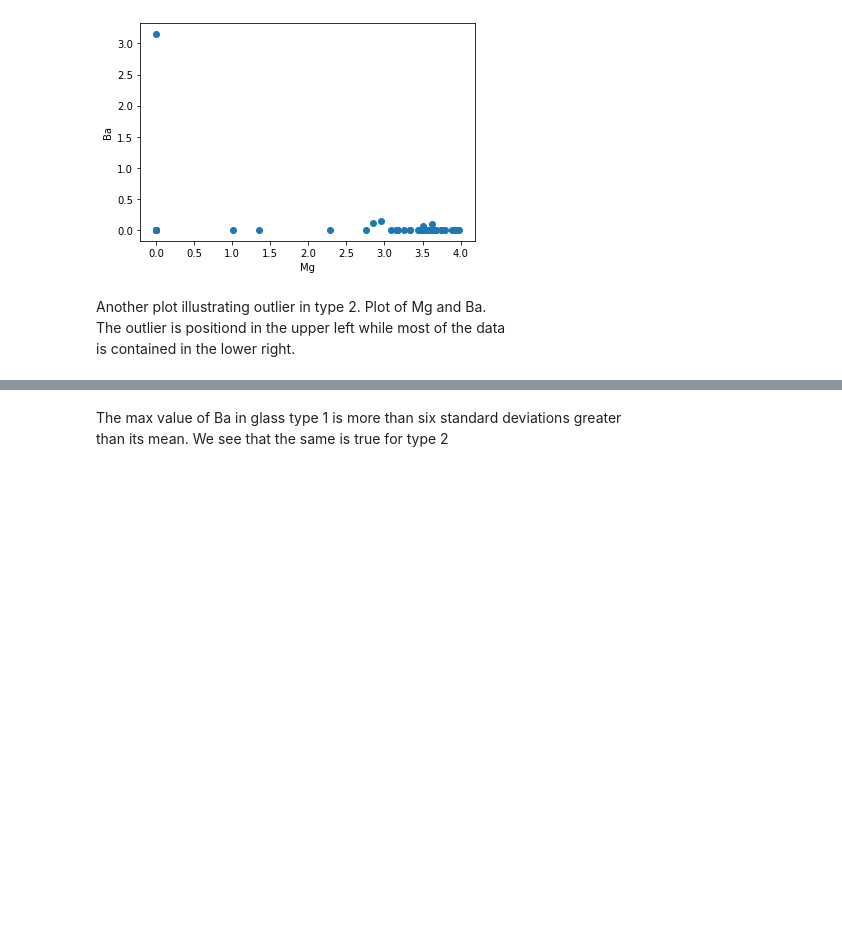
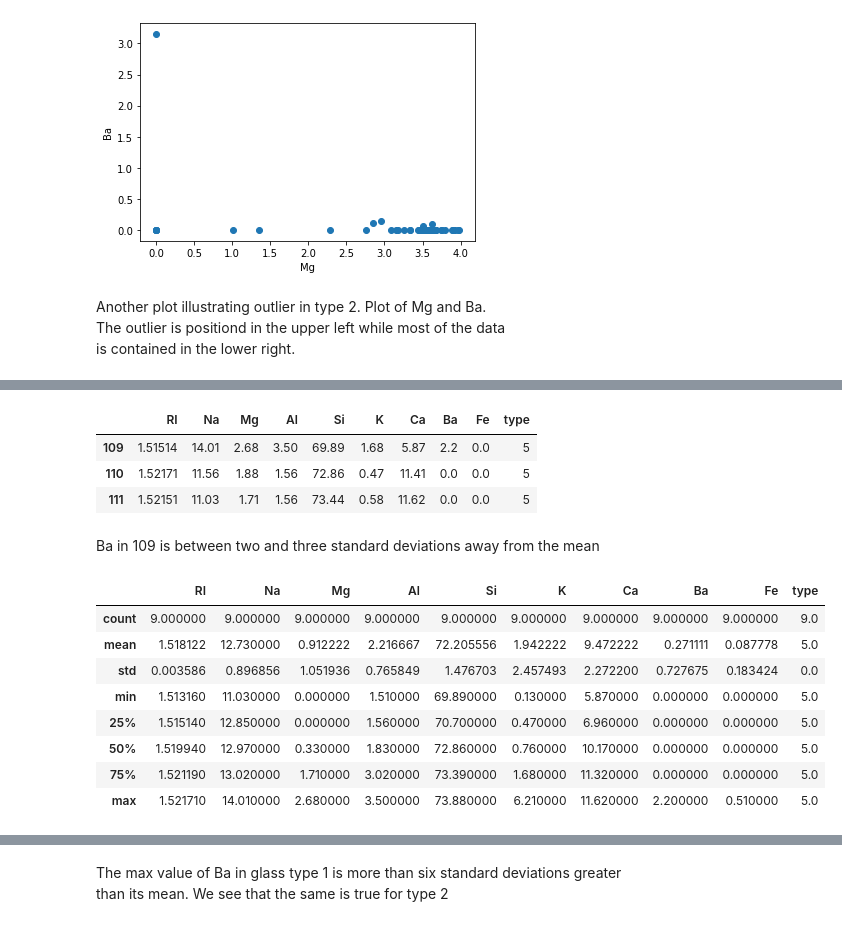
Before and after one commit to anderhos/Applied-Machine-Learning, a Jupyter notebook: ca4/ca4-notebook.ipynb, the cells around one changed output, grey strips where cells are left out. Drawn from its saved outputs; the diff is of its cells as text; code cells hidden in the pictures; blank space fills up the shorter version.

```diff
--- a/ca4/ca4-notebook.ipynb
+++ b/ca4/ca4-notebook.ipynb
@@ -211 +234,24 @@ max       3.150000
 Name: Ba, dtype: float64
+# %%
+# Look at date for 109 compare
+glass_df[109:112]
+# %% [output]
+|  | RI | Na | Mg | Al | Si | K | Ca | Ba | Fe | type |
+| 109 | 1.51514 | 14.01 | 2.68 | 3.50 | 69.89 | 1.68 | 5.87 | 2.2 | 0.0 | 5 |
+| 110 | 1.52171 | 11.56 | 1.88 | 1.56 | 72.86 | 0.47 | 11.41 | 0.0 | 0.0 | 5 |
+| 111 | 1.52151 | 11.03 | 1.71 | 1.56 | 73.44 | 0.58 | 11.62 | 0.0 | 0.0 | 5 |
+# %% [markdown]
+Ba in 109 is between two and three standard deviations away from the mean
+# %%
+# Describe all data of type 5
+glass_df[109:118].describe()
+# %% [output]
+|  | RI | Na | Mg | Al | Si | K | Ca | Ba | Fe | type |
+| count | 9.000000 | 9.000000 | 9.000000 | 9.000000 | 9.000000 | 9.000000 | 9.000000 | 9.000000 | 9.000000 | 9.0 |
+| mean | 1.518122 | 12.730000 | 0.912222 | 2.216667 | 72.205556 | 1.942222 | 9.472222 | 0.271111 | 0.087778 | 5.0 |
+| std | 0.003586 | 0.896856 | 1.051936 | 0.765849 | 1.476703 | 2.457493 | 2.272200 | 0.727675 | 0.183424 | 0.0 |
+| min | 1.513160 | 11.030000 | 0.000000 | 1.510000 | 69.890000 | 0.130000 | 5.870000 | 0.000000 | 0.000000 | 5.0 |
+| 25% | 1.515140 | 12.850000 | 0.000000 | 1.560000 | 70.700000 | 0.470000 | 6.960000 | 0.000000 | 0.000000 | 5.0 |
+| 50% | 1.519940 | 12.970000 | 0.330000 | 1.830000 | 72.860000 | 0.760000 | 10.170000 | 0.000000 | 0.000000 | 5.0 |
+| 75% | 1.521190 | 13.020000 | 1.710000 | 3.020000 | 73.390000 | 1.680000 | 11.320000 | 0.000000 | 0.000000 | 5.0 |
+| max | 1.521710 | 14.010000 | 2.680000 | 3.500000 | 73.880000 | 6.210000 | 11.620000 | 2.200000 | 0.510000 | 5.0 |
```
Also changed, not shown: parts of 15 cells of this notebook.
